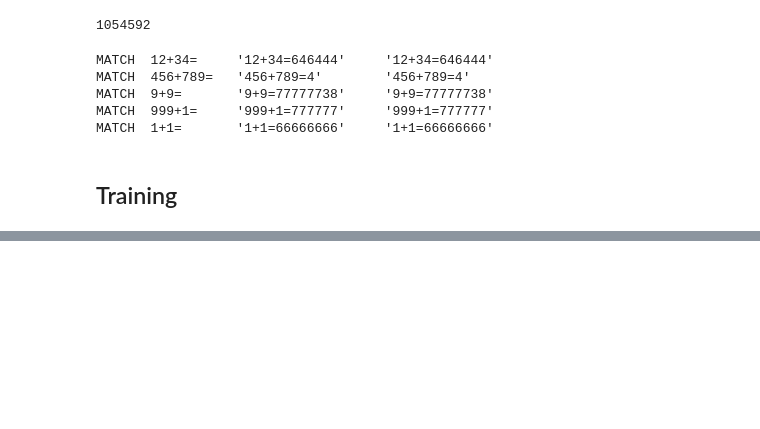
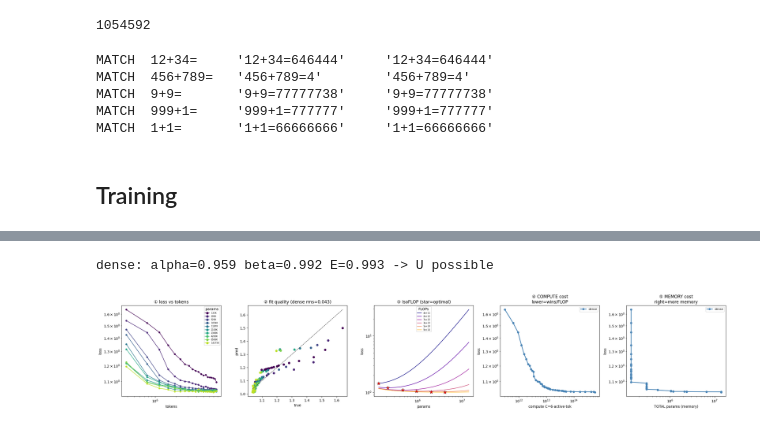
Before and after one commit to jenriver/tiny-transformer, a Jupyter notebook: tiny_transformer.ipynb, the cells around one changed output, grey strips where cells are left out. Drawn from its saved outputs; the diff is of its cells as text; code cells hidden in the pictures; blank space fills up the shorter version.

```diff
--- a/tiny_transformer.ipynb
+++ b/tiny_transformer.ipynb
@@ -364,0 +488,77 @@ step 400  sample: '456+789=1111'
+# %%
+import numpy as np, matplotlib.pyplot as plt
+from scipy.optimize import curve_fit
+from matplotlib.lines import Line2D
+
+def chinchilla_law(X,E,A,B,al,be): P,tok=X; return E+A/P**al+B/tok**be
+
+def fit_law(P,tok,loss):
+    lo=[0,0,0,1e-3,1e-3]; hi=[min(loss),1e3,1e3,1,1]
+    return curve_fit(chinchilla_law,(P/1e6,tok/1e6),loss,
+                     p0=[min(loss),1,1,.3,.3],bounds=(lo,hi),maxfev=200000)[0]
+
+def _front(x,loss):
+    o=np.argsort(x); best=np.inf; fx,fl=[],[]
+    for xx,ll in zip(np.asarray(x)[o],np.asarray(loss)[o]):
+        if ll<best: best=ll; fx.append(xx); fl.append(ll)
+    return fx,fl
+
+def chinchilla_report(sweep, label="dense", ls="-", axes=None):
+    P    = np.array([r['P']                 for r in sweep], float)   # active (FLOP)
+    Ptot = np.array([r.get('total', r['P']) for r in sweep], float)   # total (memory)
+    tok  = np.array([r['tok']  for r in sweep], float)
+    loss = np.array([r['loss'] for r in sweep], float)
+    E,A,B,al,be = fit_law(P,tok,loss)
+    print(f"{label}: alpha={al:.3f} beta={be:.3f} E={E:.3f} -> "
+          f"{'U possible' if al>0.15 else 'alpha~0: NO U (saturated)'}")
+
+    sizes = sorted(set(P)); cmap = plt.cm.viridis(np.linspace(0,.9,len(sizes)))
+    csize = {s:c for s,c in zip(sizes,cmap)}
+    if axes is None: _, axes = plt.subplots(1,5, figsize=(25,4.8))
+    ax = axes
+
+    # ① loss vs tokens -- color = size
+    for s in sizes:
+        m=P==s; ax[0].plot(tok[m], loss[m], ls, color=csize[s], marker="o", ms=4, lw=1.3)
+    ax[0].set(xscale="log",yscale="log",xlabel="tokens",ylabel="loss",title="① loss vs tokens")
+
+    # ② pred vs true -- color = size
+    pred=chinchilla_law((P/1e6,tok/1e6),E,A,B,al,be); rms=np.sqrt(np.mean((pred-loss)**2))
+    for s in sizes:
+        m=P==s; ax[1].scatter(loss[m],pred[m],color=csize[s],s=30)
+    lo,hi=loss.min(),loss.max(); ax[1].plot([lo,hi],[lo,hi],"k--",lw=.8)
+    ax[1].set(xlabel="true",ylabel="pred",title=f"② fit quality ({label} rms={rms:.3f})")
+
+    # ③ IsoFLOP from fit -- color = budget
+    C=6*P*tok; budgets=np.logspace(np.log10(C.min()*1.2),np.log10(C.max()*.8),6)
+    Ng=np.logspace(np.log10(P.min()),np.log10(P.max()),80)
+    for c,Cb in zip(plt.cm.plasma(np.linspace(0,.85,6)),budgets):
+        Dg=Cb/(6*Ng); L=chinchilla_law((Ng/1e6,Dg/1e6),E,A,B,al,be)
+        ax[2].plot(Ng,L,ls,color=c,lw=1.3,label=f"{Cb:.0e}")
+        i=np.argmin(L); ax[2].scatter(Ng[i],L[i],color="red",marker="*",s=110,zorder=5,edgecolor="k",lw=.4)
+    ax[2].set(xscale="log",yscale="log",xlabel="params",ylabel="loss",title="③ IsoFLOP (star=optimal)")
+    ax[2].legend(fontsize=6,title="FLOPs",loc="upper center")
+
+    # ④ compute frontier
+    col = "crimson" if label=="MoE" else "steelblue"
+    fx,fl=_front(C,loss); ax[3].plot(fx,fl,ls,color=col,marker="o",ms=5,lw=2,label=label)
+    ax[3].set(xscale="log",yscale="log",xlabel="compute C=6·active·tok",ylabel="loss",
+              title="④ COMPUTE cost\nlower=wins/FLOP"); ax[3].legend(fontsize=8)
+
+    # ⑤ memory frontier
+    fx,fl=_front(Ptot,loss); ax[4].plot(fx,fl,ls,color=col,marker="o",ms=5,lw=2,label=label)
+    ax[4].set(xscale="log",yscale="log",xlabel="TOTAL params (memory)",ylabel="loss",
+              title="⑤ MEMORY cost\nright=more memory"); ax[4].legend(fontsize=8)
+
+    # legends: size (colors) on ①, architecture (line style) on ②
+    size_handles=[Line2D([0],[0],color=csize[s],marker="o",lw=1.3,label=f"{int(s/1e3)}K") for s in sizes]
+    ax[0].legend(handles=size_handles,fontsize=6,title="params",loc="upper right")
+    return axes
+
+# dense solid, MoE dashed, overlaid on same axes:
+ax = chinchilla_report(sweep, "dense", "-")
+# ax = chinchilla_report(sweep_moe, "MoE", "--", axes=ax)
+plt.tight_layout(); plt.show()
+# %% [output]
+dense: alpha=0.959 beta=0.992 E=0.993 -> U possible
+[figure, added]
```
Also changed, not shown: parts of 10 cells of this notebook.
